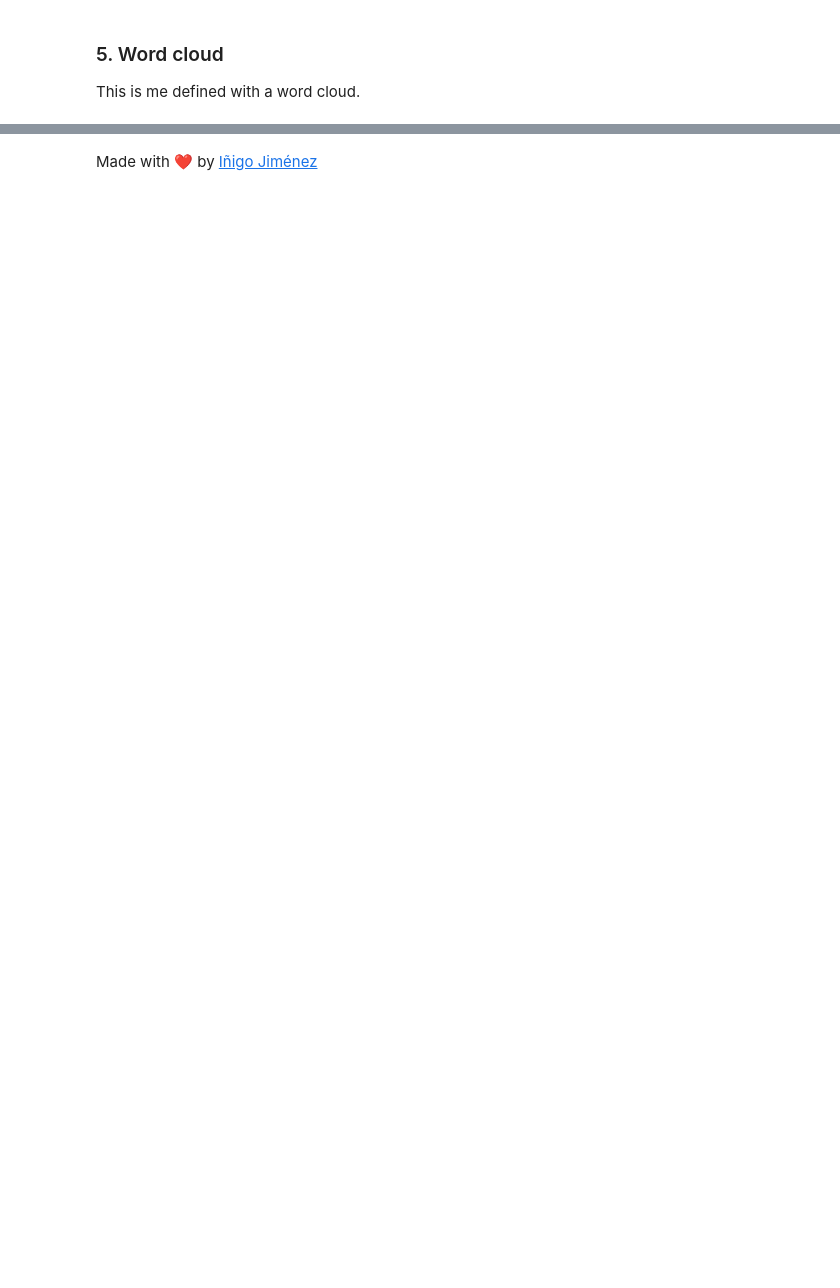
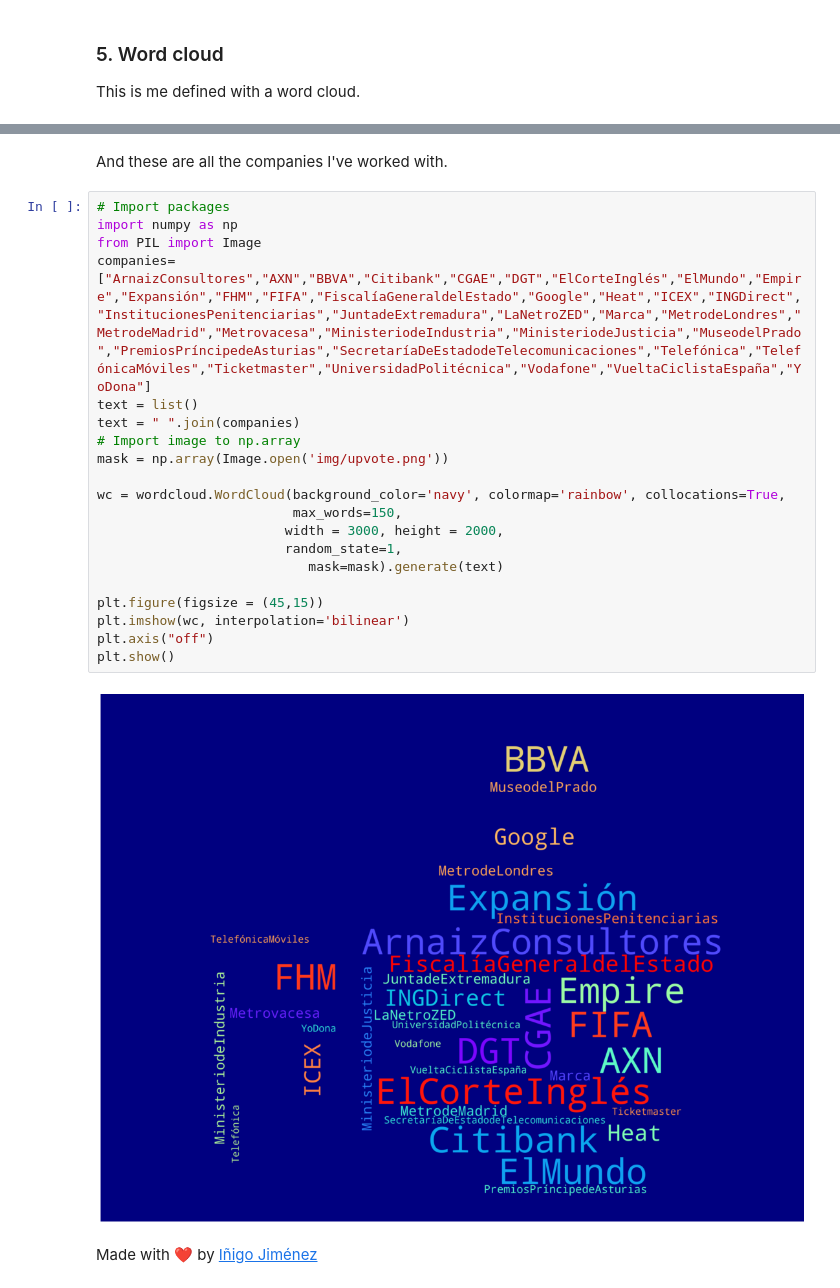
Before and after one commit to inijimenez/projects, a Jupyter notebook: app.ipynb, the cells around one changed output, grey strips where cells are left out. Saved outputs shown, nothing was run; the diff lists cells and outputs as text; blank space fills up the shorter version.

Commit message:
word companies

```diff
--- a/app.ipynb
+++ b/app.ipynb
@@ -297,2 +294,26 @@ plt.show()
+# %% [markdown]
+And these are all the companies I've worked with.
+# %%
+# Import packages
+import numpy as np
+from PIL import Image
+companies=["ArnaizConsultores","AXN","BBVA","Citibank","CGAE","DGT","ElCorteInglés","ElMundo","Empire","Expansión","FHM","FIFA","FiscalíaGeneraldelEstado","Google","Heat","ICEX","INGDirect","InstitucionesPenitenciarias","JuntadeExtremadura","LaNetroZED","Marca","MetrodeLondres","MetrodeMadrid","Metrovacesa","MinisteriodeIndustria","MinisteriodeJusticia","MuseodelPrado","PremiosPríncipedeAsturias","SecretaríaDeEstadodeTelecomunicaciones","Telefónica","TelefónicaMóviles","Ticketmaster","UniversidadPolitécnica","Vodafone","VueltaCiclistaEspaña","YoDona"]
+text = list()
+text = " ".join(companies)
+# Import image to np.array
+mask = np.array(Image.open('img/upvote.png'))
+
+wc = wordcloud.WordCloud(background_color='navy', colormap='rainbow', collocations=True,
+                         max_words=150,
+                        width = 3000, height = 2000,
+                        random_state=1,
+                           mask=mask).generate(text)
+
+plt.figure(figsize = (45,15))
+plt.imshow(wc, interpolation='bilinear')
+plt.axis("off")
+plt.show()
+# %% [output]
+[figure, added]
 # %% [markdown]
 Made with ❤️ by [Iñigo Jiménez](https://www.linkedin.com/in/inigojimenez)
```
Also changed, not shown: parts of 4 cells of this notebook, 2 other files.
